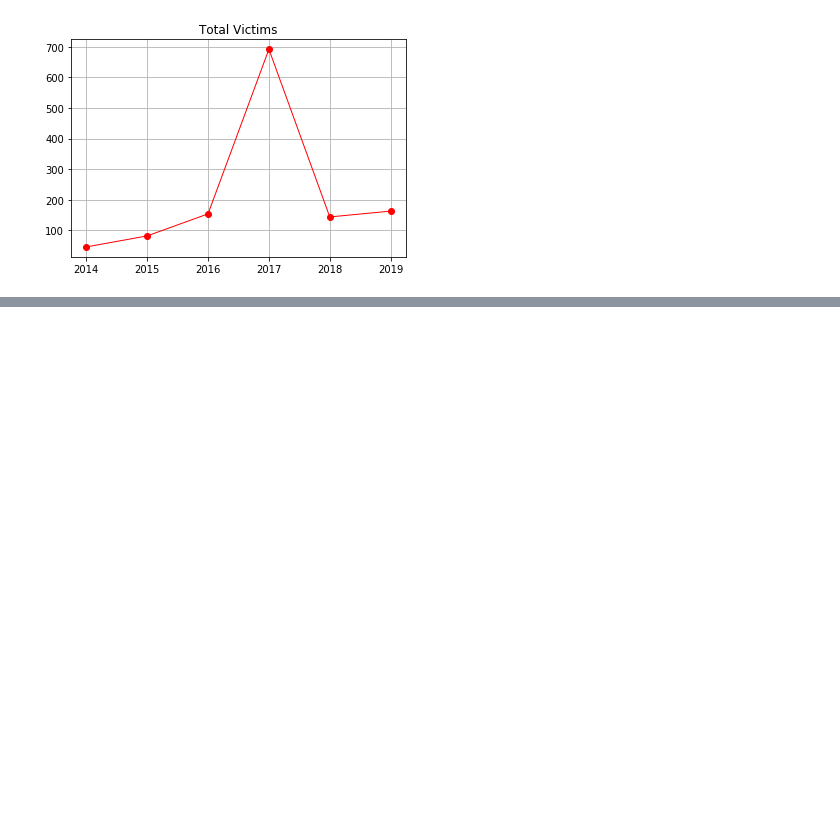
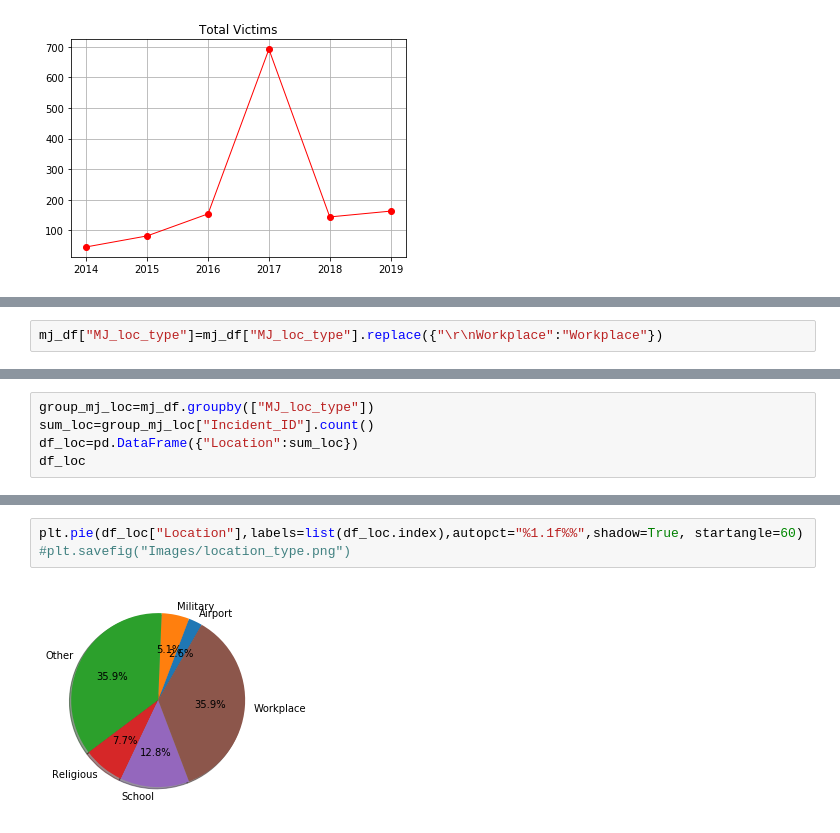
Before and after one commit to tmartinez52/Driving-Gun-Sales, a Jupyter notebook: Data Merged/project.ipynb, the cells around one changed output, grey strips where cells are left out. Saved outputs shown, nothing was run; the diff lists cells and outputs as text; blank space fills up the shorter version.

Commit message:
location type pie chart

```diff
--- a/Data Merged/project.ipynb
+++ b/Data Merged/project.ipynb
@@ -495,0 +511,2 @@ plt.title("Total Victims")
+# %%
+mj_df["MJ_loc_type"]=mj_df["MJ_loc_type"].replace({"\r\nWorkplace":"Workplace"})
@@ -495,0 +523,5 @@ plt.title("Total Victims")
+# %%
+group_mj_loc=mj_df.groupby(["MJ_loc_type"])
+sum_loc=group_mj_loc["Incident_ID"].count()
+df_loc=pd.DataFrame({"Location":sum_loc})
+df_loc
@@ -495,0 +537,5 @@ plt.title("Total Victims")
+# %%
+plt.pie(df_loc["Location"],labels=list(df_loc.index),autopct="%1.1f%%",shadow=True, startangle=60)
+#plt.savefig("Images/location_type.png")
+# %% [output]
+[figure, added]
```
Also changed, not shown: parts of 5 cells of this notebook, 1 other file.
